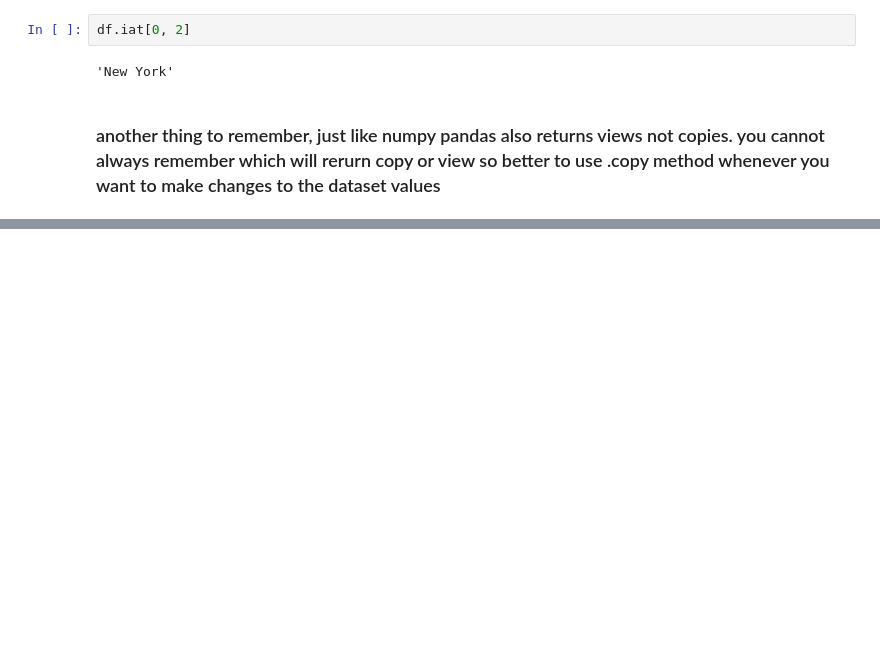
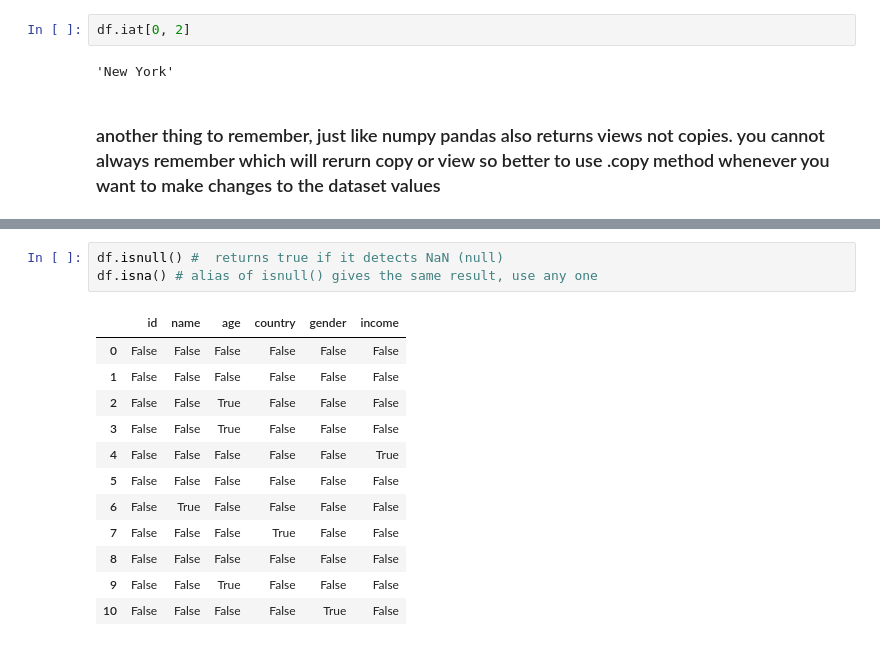
Before and after one commit to Shaik-Khaja-byte/AI-ML-Journey, a Jupyter notebook: Phase 2 - DATA/pandas1.ipynb, the cells around one changed output, grey strips where cells are left out. Cells and saved outputs as stored; diff of their text form; blank space fills up the shorter version.

```diff
--- a/Phase 2 - DATA/pandas1.ipynb
+++ b/Phase 2 - DATA/pandas1.ipynb
@@ -357,0 +462,16 @@ df.iat[0, 2]
+# %%
+df.isnull() #  returns true if it detects NaN (null)
+df.isna() # alias of isnull() gives the same result, use any one
+# %% [output]
+|  | id | name | age | country | gender | income |
+| 0 | False | False | False | False | False | False |
+| 1 | False | False | False | False | False | False |
+| 2 | False | False | True | False | False | False |
+| 3 | False | False | True | False | False | False |
+| 4 | False | False | False | False | False | True |
+| 5 | False | False | False | False | False | False |
+| 6 | False | True | False | False | False | False |
+| 7 | False | False | False | True | False | False |
+| 8 | False | False | False | False | False | False |
+| 9 | False | False | True | False | False | False |
+| 10 | False | False | False | False | True | False |
```
Also changed, not shown: parts of 28 cells of this notebook.
